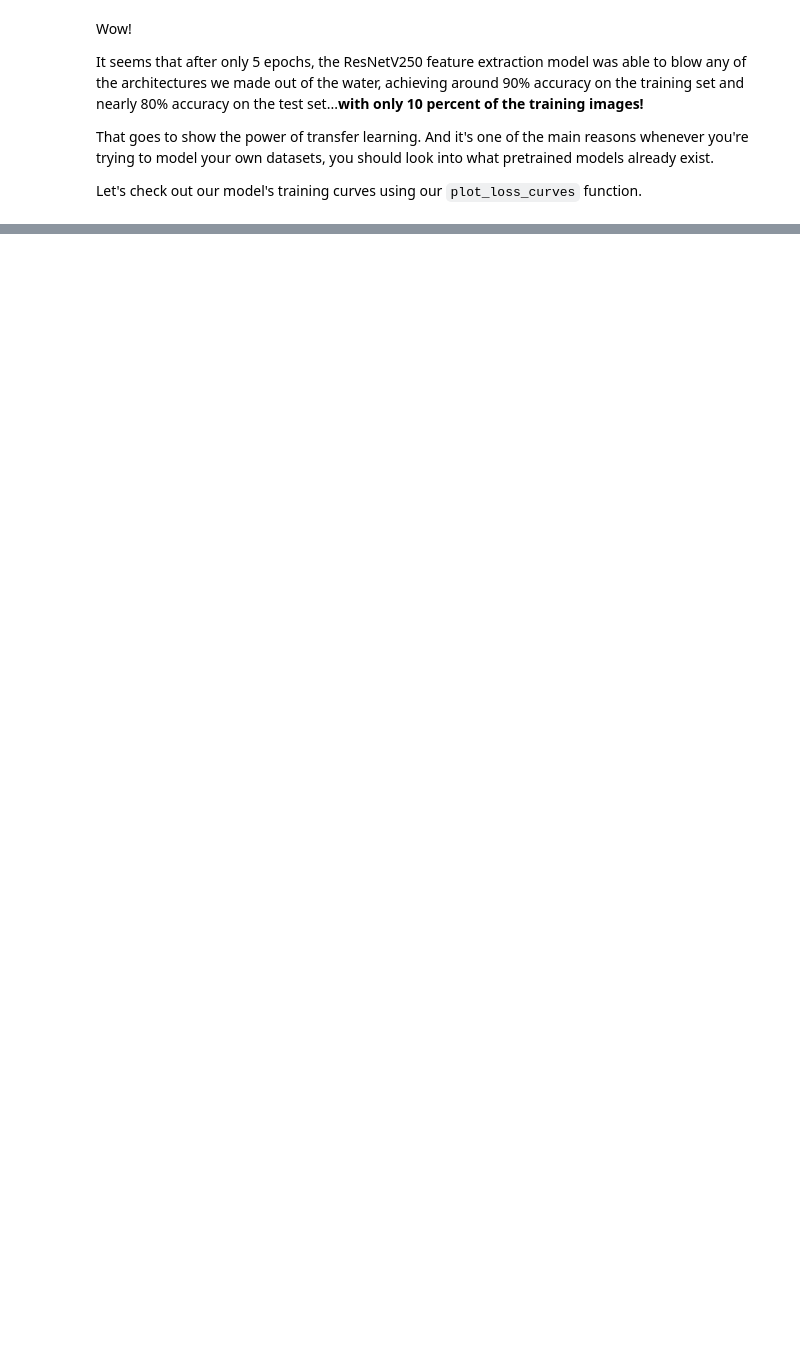
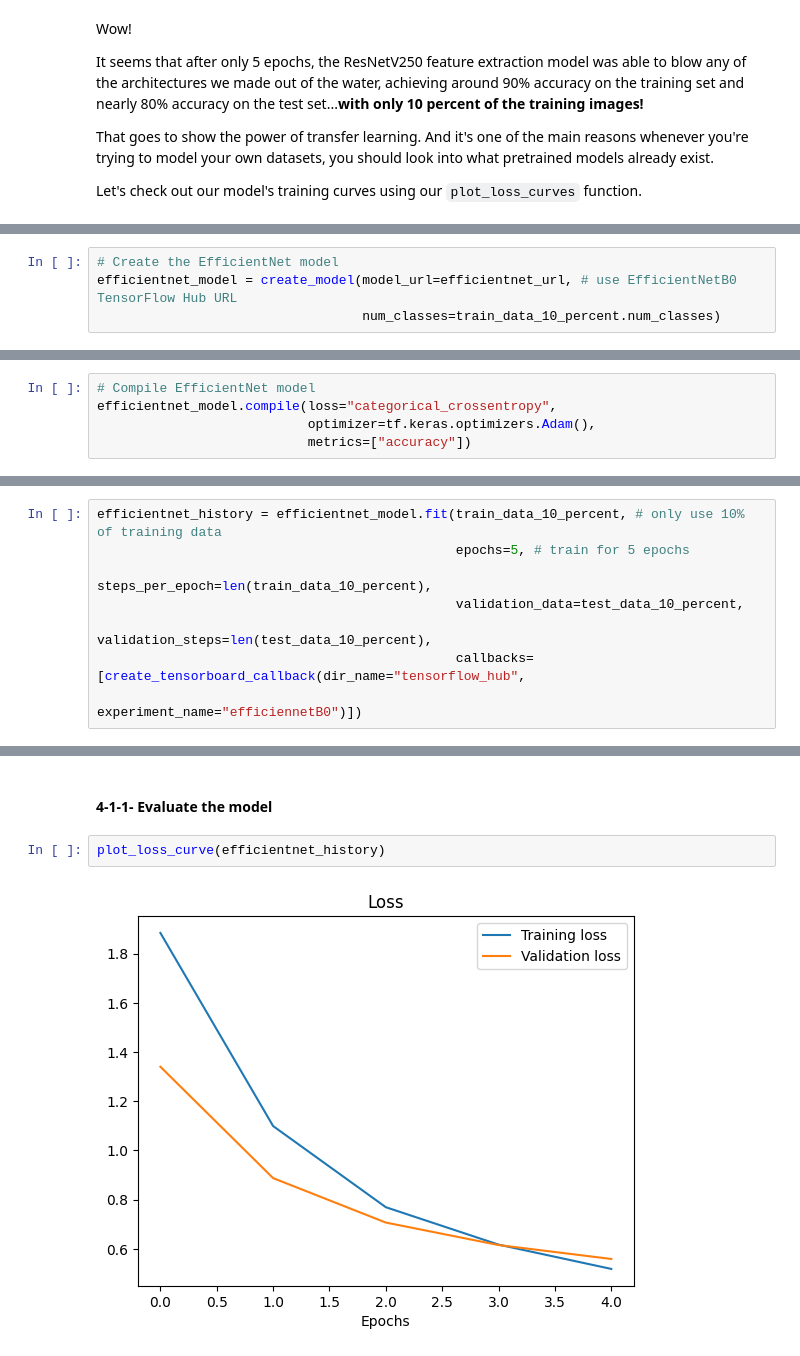
Before and after one commit to Hamedkalantari0111/TensorFlow-Developer, a Jupyter notebook: 04_transfer_learning_in_tensorflow_part_1_feature_extraction_hamed.ipynb, the cells around one changed output, grey strips where cells are left out. Drawn from its saved outputs; the diff is of its cells as text; blank space fills up the shorter version.

```diff
--- a/04_transfer_learning_in_tensorflow_part_1_feature_extraction_hamed.ipynb
+++ b/04_transfer_learning_in_tensorflow_part_1_feature_extraction_hamed.ipynb
@@ -390,0 +461,4 @@ Let's check out our model's training curves using our `plot_loss_curves` functio
+# %%
+# Create the EfficientNet model
+efficientnet_model = create_model(model_url=efficientnet_url, # use EfficientNetB0 TensorFlow Hub URL
+                                  num_classes=train_data_10_percent.num_classes)
@@ -390,0 +467,5 @@ Let's check out our model's training curves using our `plot_loss_curves` functio
+# %%
+# Compile EfficientNet model
+efficientnet_model.compile(loss="categorical_crossentropy",
+                           optimizer=tf.keras.optimizers.Adam(),
+                           metrics=["accuracy"])
@@ -390,0 +474,8 @@ Let's check out our model's training curves using our `plot_loss_curves` functio
+# %%
+efficientnet_history = efficientnet_model.fit(train_data_10_percent, # only use 10% of training data
+                                              epochs=5, # train for 5 epochs
+                                              steps_per_epoch=len(train_data_10_percent),
+                                              validation_data=test_data_10_percent,
+                                              validation_steps=len(test_data_10_percent),
+                                              callbacks=[create_tensorboard_callback(dir_name="tensorflow_hub",
+                                                                                     experiment_name="efficiennetB0")])
@@ -390,0 +502,6 @@ Let's check out our model's training curves using our `plot_loss_curves` functio
+# %% [markdown]
+#### **4-1-1- Evaluate the model**
+# %%
+plot_loss_curve(efficientnet_history)
+# %% [output]
+[figure, added]
```
Also changed, not shown: parts of 39 cells of this notebook, 1 other file.
